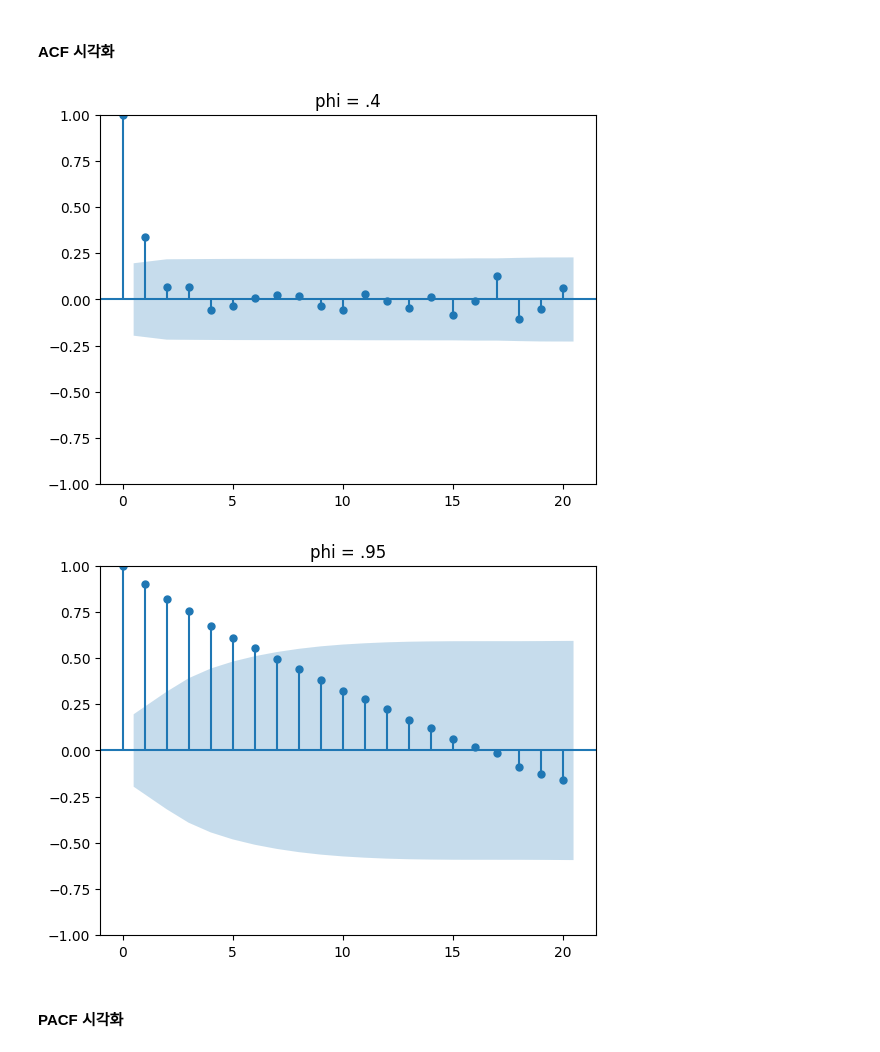
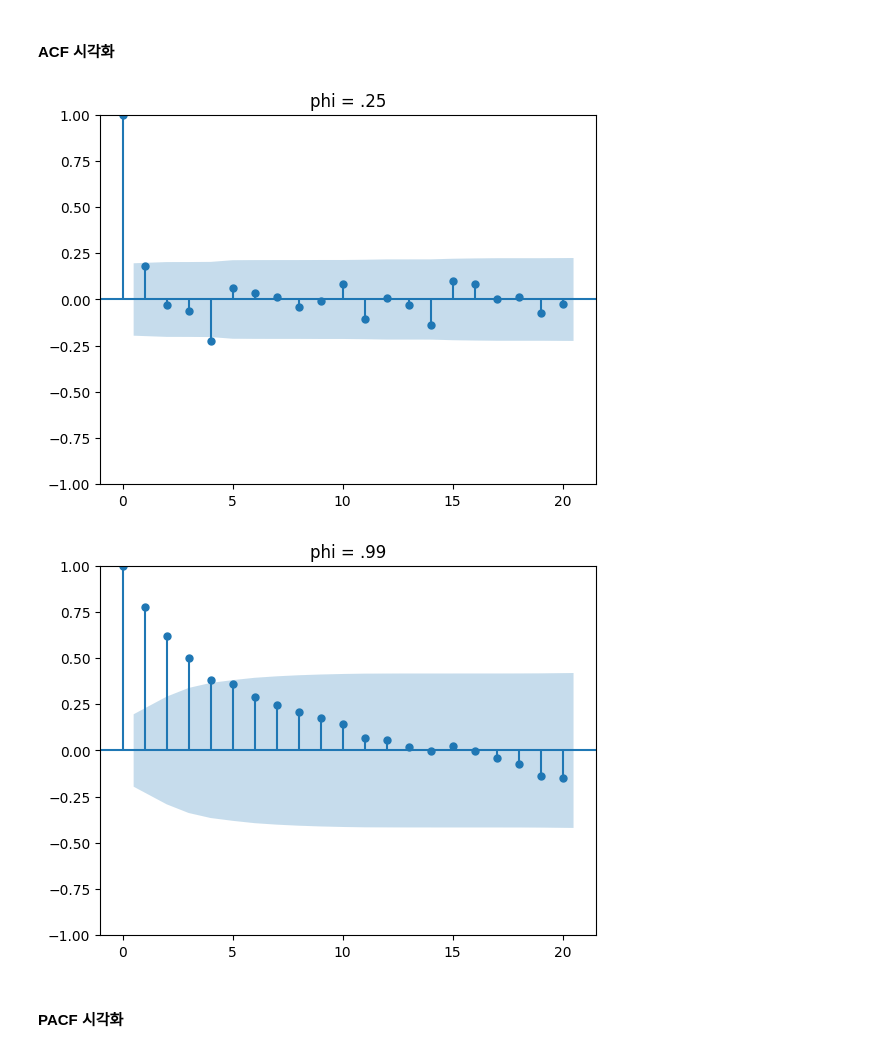
Before and after one commit to safeai-snu/Econometrics, a Jupyter notebook: Ch.3.2.ARIMA.ipynb, the cells around one changed output. Drawn from its saved outputs; the diff is of its cells as text; code cells hidden in the pictures.

```diff
--- a/Ch.3.2.ARIMA.ipynb
+++ b/Ch.3.2.ARIMA.ipynb
@@ -291,12 +291,12 @@ plt.show()
 noise = np.random.normal(0, 1, 100)
 data = [noise[0]]
 for i in range(1, 100):
-    data.append(0.4 * data[i-1] + noise[i])
+    data.append(0.25 * data[i-1] + noise[i])
 ex_AR3_1 = pd.Series(data)
 
 data = [noise[0]]
 for i in range(1, 100):
-    data.append(0.95 * data[i-1] + noise[i])
+    data.append(0.99 * data[i-1] + noise[i])
 ex_AR3_2 = pd.Series(data)
 # %%
 #시각화
@@ -316,15 +316,15 @@ plt.show()
 # %%
 #ACF 자동 생성
 plot_acf(ex_AR3_1)
-plt.title('phi = .4')
+plt.title('phi = .25')
 plt.show()
 
 plot_acf(ex_AR3_2)
-plt.title('phi = .95')
+plt.title('phi = .99')
 plt.show()
 # %% [output]
-[figure, old version]
+[figure, new version]
-[figure, old version]
+[figure, new version]
 # %% [markdown]
 #### PACF 시각화
 # %%
```
Also changed, not shown: parts of 14 cells of this notebook, 25 other files.
